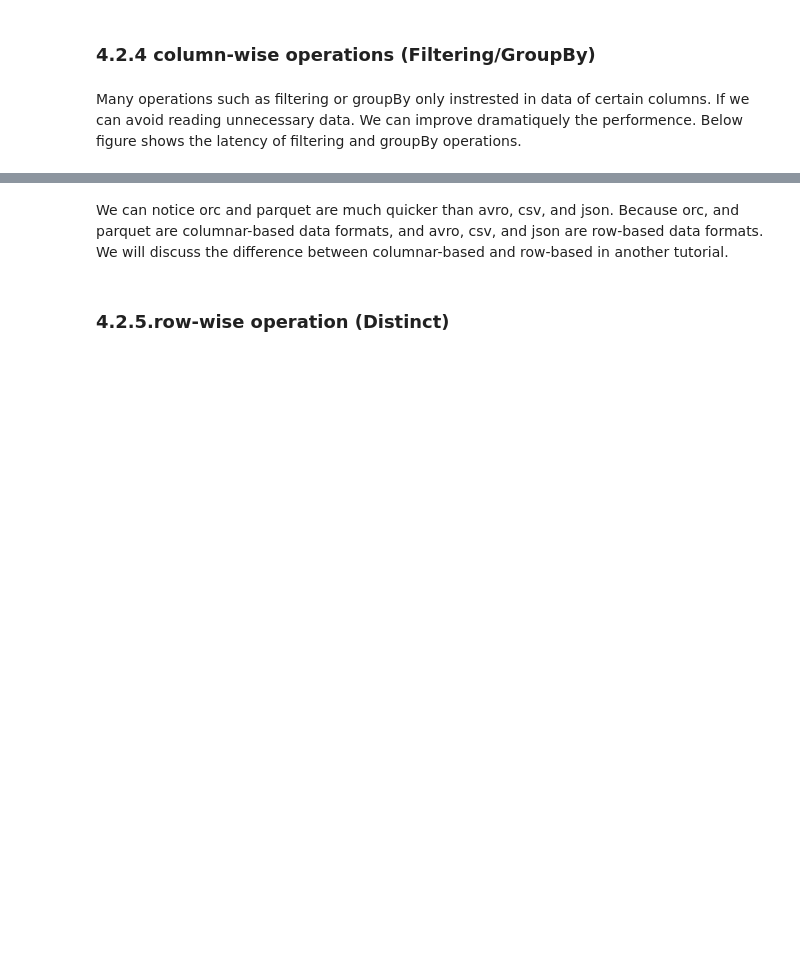
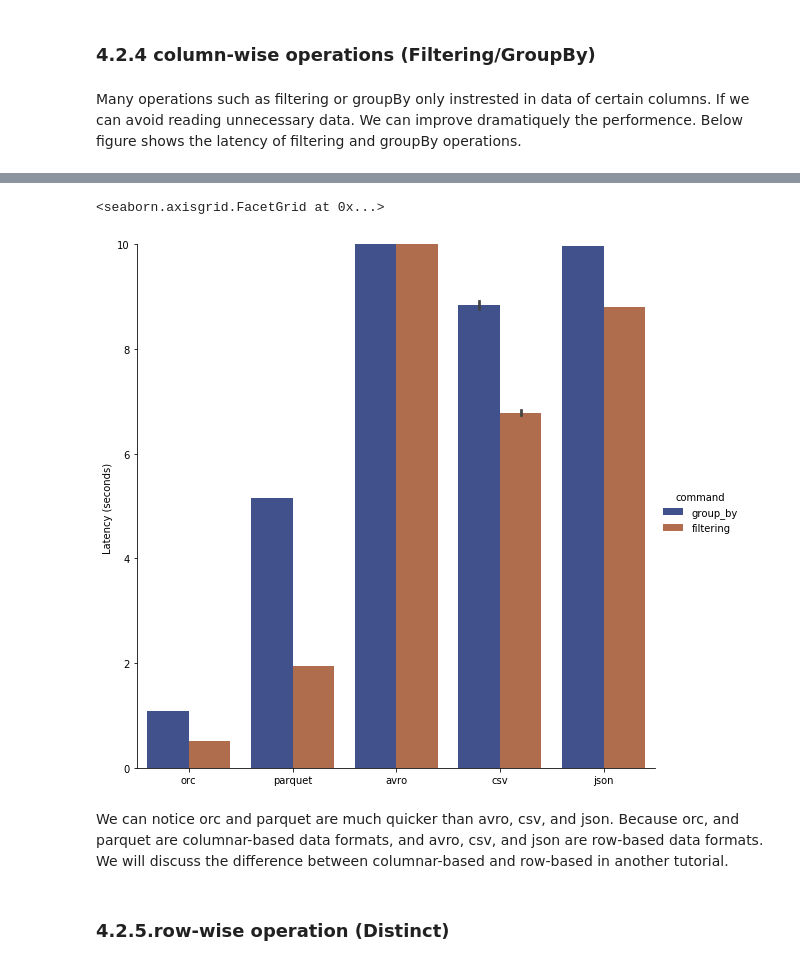
Before and after one commit to pengfei99/data_format_and_optimization, a Jupyter notebook: notebooks/data_format_overview.ipynb, the cells around one changed output, grey strips where cells are left out. Cells and saved outputs as stored; diff of their text form; code cells hidden in the pictures; blank space fills up the shorter version.

```diff
--- a/notebooks/data_format_overview.ipynb
+++ b/notebooks/data_format_overview.ipynb
@@ -675,13 +776,16 @@ col_op_df.head(5)
 # %%
 g_col_op = sns.catplot(
     data=col_op_df, kind="bar",hue="command",
-    x="format", y="Latency",
+    x="format", y="latency",
     order=['orc','parquet','avro','csv','json'],
     ci="sd", palette="dark", alpha=0.8, height=8
 )
 g_col_op.despine(left=False)
 g_col_op.set_axis_labels("", "Latency (seconds) ")
 g_col_op.set(ylim=(0, 10))
+# %% [output]
+<seaborn.axisgrid.FacetGrid at 0x...>
+[figure, added]
 # %% [markdown]
 We can notice orc and parquet are much quicker than avro, csv, and json. Because orc, and parquet are columnar-based data formats, and avro, csv, and json are row-based data formats. We will discuss the difference between columnar-based and row-based in another tutorial.
 # %% [markdown]
```
Also changed, not shown: parts of 55 cells of this notebook.
